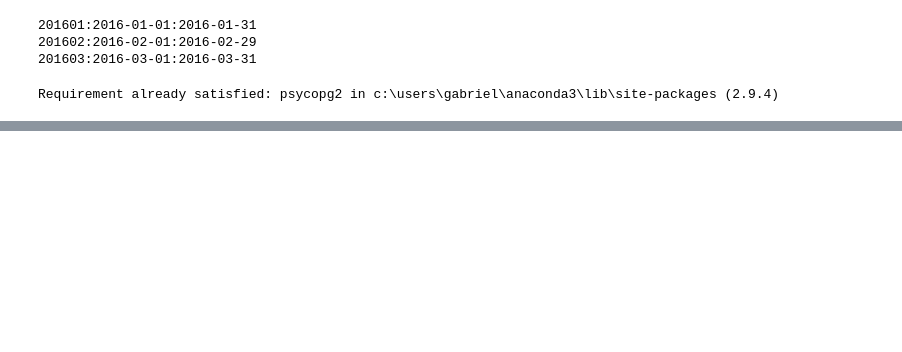
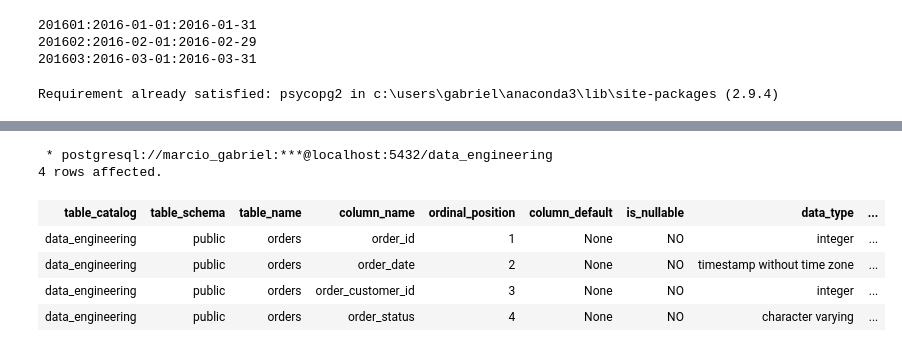
Before and after one commit to marcioGabrielMengali/data-engineering-essentials, a Jupyter notebook: section-12/partitioning.ipynb, the cells around one changed output, grey strips where cells are left out. Drawn from its saved outputs; the diff is of its cells as text; code cells hidden in the pictures; blank space fills up the shorter version.

```diff
--- a/section-12/partitioning.ipynb
+++ b/section-12/partitioning.ipynb
@@ -269,0 +506,11 @@ Adding partition for 2022-12-01 00:00:00 and 2022-12-31 00:00:00
+# %%
+%%sql
+SELECT * FROM information_schema.columns WHERE table_name = 'orders'
+# %% [output]
+ * postgresql://marcio_gabriel:***@localhost:5432/data_engineering
+4 rows affected.
+| table_catalog | table_schema | table_name | column_name | ordinal_position | column_default | is_nullable | data_type | ... |
+| data_engineering | public | orders | order_id | 1 | None | NO | integer | ... |
+| data_engineering | public | orders | order_date | 2 | None | NO | timestamp without time zone | ... |
+| data_engineering | public | orders | order_customer_id | 3 | None | NO | integer | ... |
+| data_engineering | public | orders | order_status | 4 | None | NO | character varying | ... |
```
Also changed, not shown: parts of 35 cells of this notebook.
